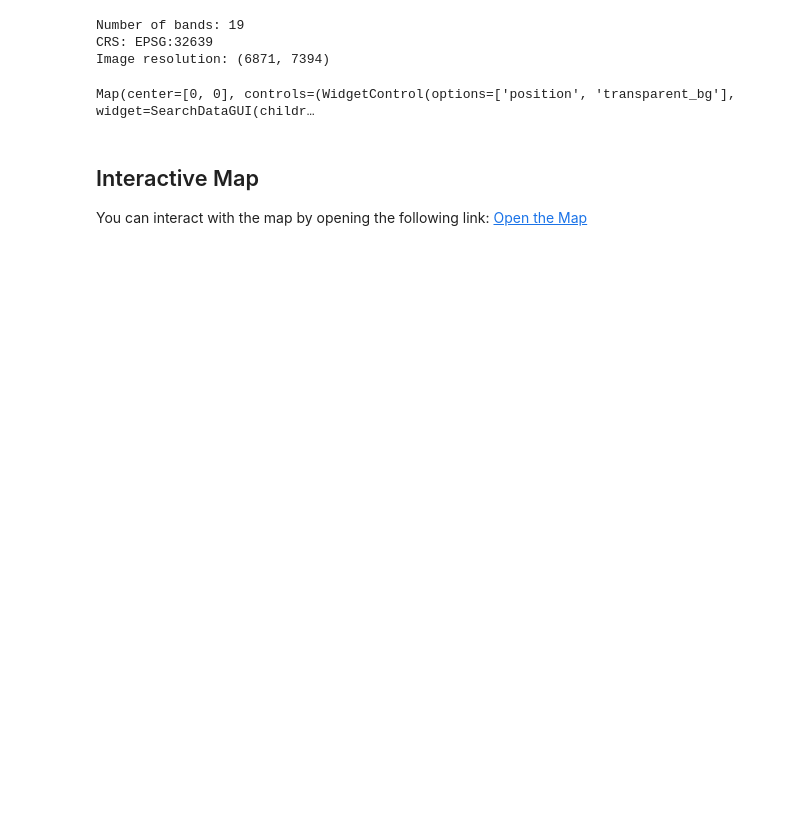
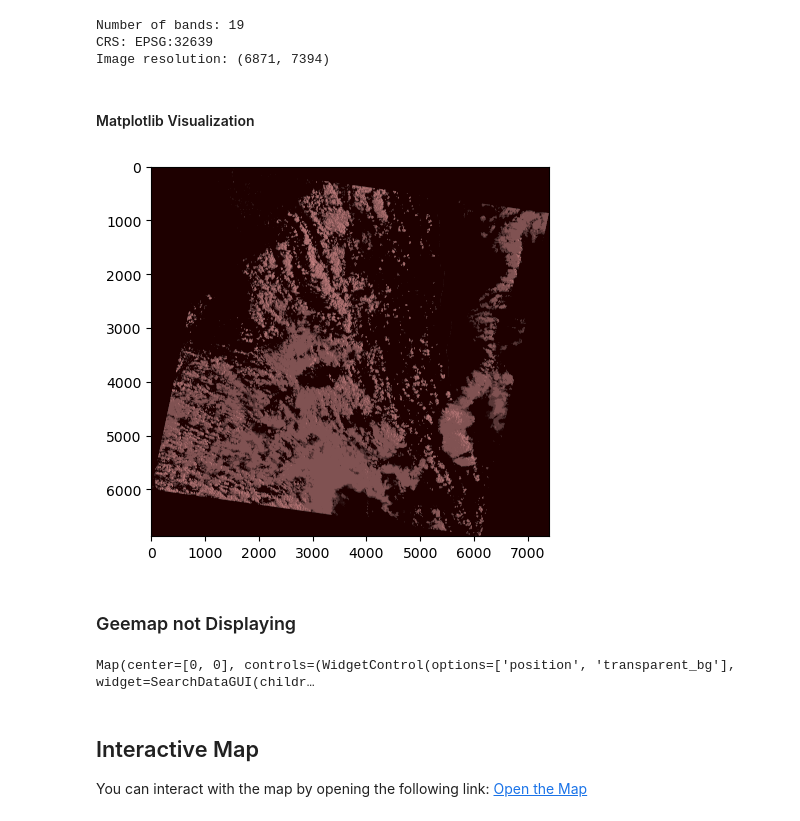
Before and after one commit to Chike-Ode/deforestation-research, a Jupyter notebook: notebooks/1.0_exploratory.ipynb, the cells around one changed output. Drawn from its saved outputs; the diff is of its cells as text; code cells hidden in the pictures; blank space fills up the shorter version.

```diff
--- a/notebooks/1.0_exploratory.ipynb
+++ b/notebooks/1.0_exploratory.ipynb
@@ -65,6 +86,15 @@ print(f'Image resolution: {dataset.shape}')
 Number of bands: 19
 CRS: EPSG:32639
 Image resolution: (6871, 7394)
+# %% [markdown]
+#### Matplotlib Visualization
+# %%
+pyplot.imshow(dataset.read(19), cmap='pink')
+pyplot.show()
+# %% [output]
+[figure, added]
+# %% [markdown]
+### Geemap not Displaying
 # %%
 Map = geemap.Map()
 Map.add_raster(image_path, layer_name="Exported Image")
```
Also changed, not shown: parts of 14 cells of this notebook, 1 other file.
